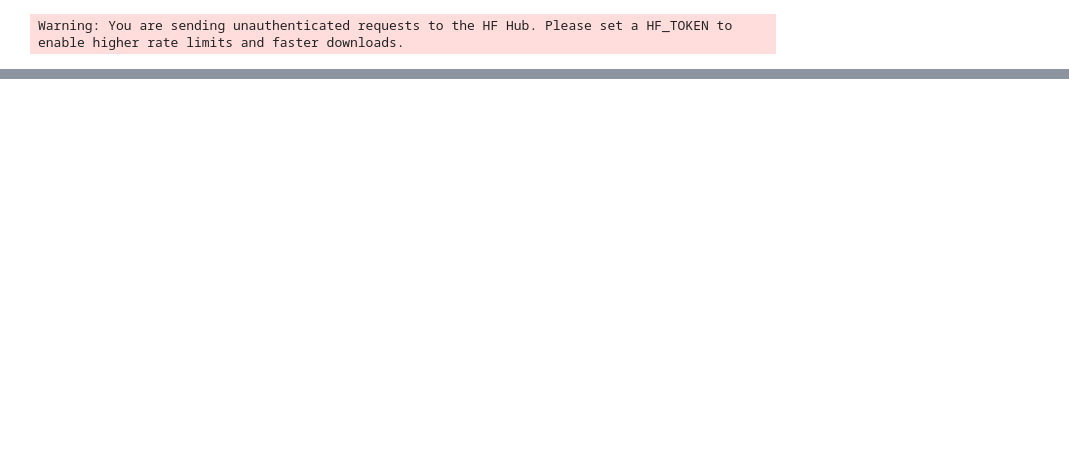
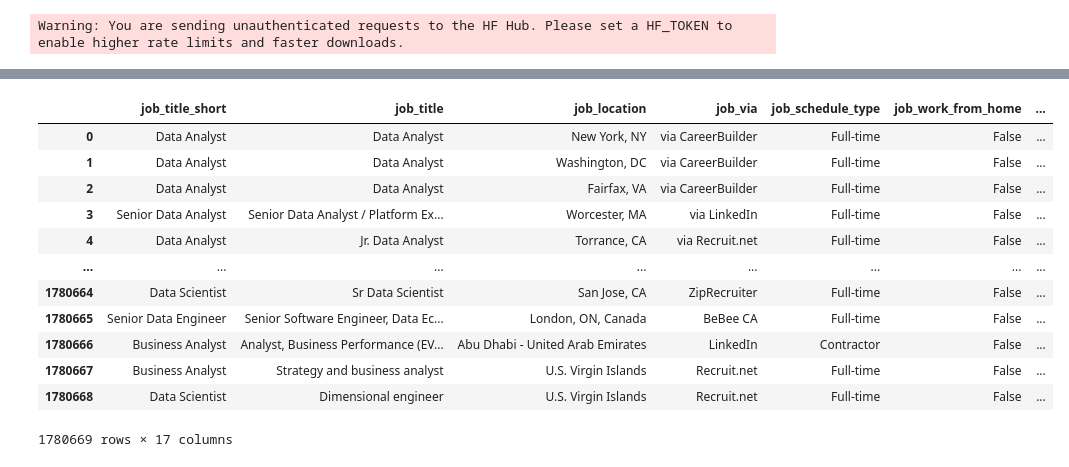
Before and after one commit to Frasermc2605/Python_Data_Project, a Jupyter notebook: Project/EDA.ipynb, the cells around one changed output, grey strips where cells are left out. Drawn from its saved outputs; the diff is of its cells as text; code cells hidden in the pictures; blank space fills up the shorter version.

```diff
--- a/Project/EDA.ipynb
+++ b/Project/EDA.ipynb
@@ -45,0 +68,16 @@ plt.show()
+# %%
+df
+# %% [output]
+|  | job_title_short | job_title | job_location | job_via | job_schedule_type | job_work_from_home | ... |
+| 0 | Data Analyst | Data Analyst | New York, NY | via CareerBuilder | Full-time | False | ... |
+| 1 | Data Analyst | Data Analyst | Washington, DC | via CareerBuilder | Full-time | False | ... |
+| 2 | Data Analyst | Data Analyst | Fairfax, VA | via CareerBuilder | Full-time | False | ... |
+| 3 | Senior Data Analyst | Senior Data Analyst / Platform Ex... | Worcester, MA | via LinkedIn | Full-time | False | ... |
+| 4 | Data Analyst | Jr. Data Analyst | Torrance, CA | via Recruit.net | Full-time | False | ... |
+| ... | ... | ... | ... | ... | ... | ... | ... |
+| 1780664 | Data Scientist | Sr Data Scientist | San Jose, CA | ZipRecruiter | Full-time | False | ... |
+| 1780665 | Senior Data Engineer | Senior Software Engineer, Data Ec... | London, ON, Canada | BeBee CA | Full-time | False | ... |
+| 1780666 | Business Analyst | Analyst, Business Performance (EV... | Abu Dhabi - United Arab Emirates | LinkedIn | Contractor | False | ... |
+| 1780667 | Business Analyst | Strategy and business analyst | U.S. Virgin Islands | Recruit.net | Full-time | False | ... |
+| 1780668 | Data Scientist | Dimensional engineer | U.S. Virgin Islands | Recruit.net | Full-time | False | ... |
+1780669 rows × 17 columns
```
Also changed, not shown: parts of 3 cells of this notebook, 10 other files.
